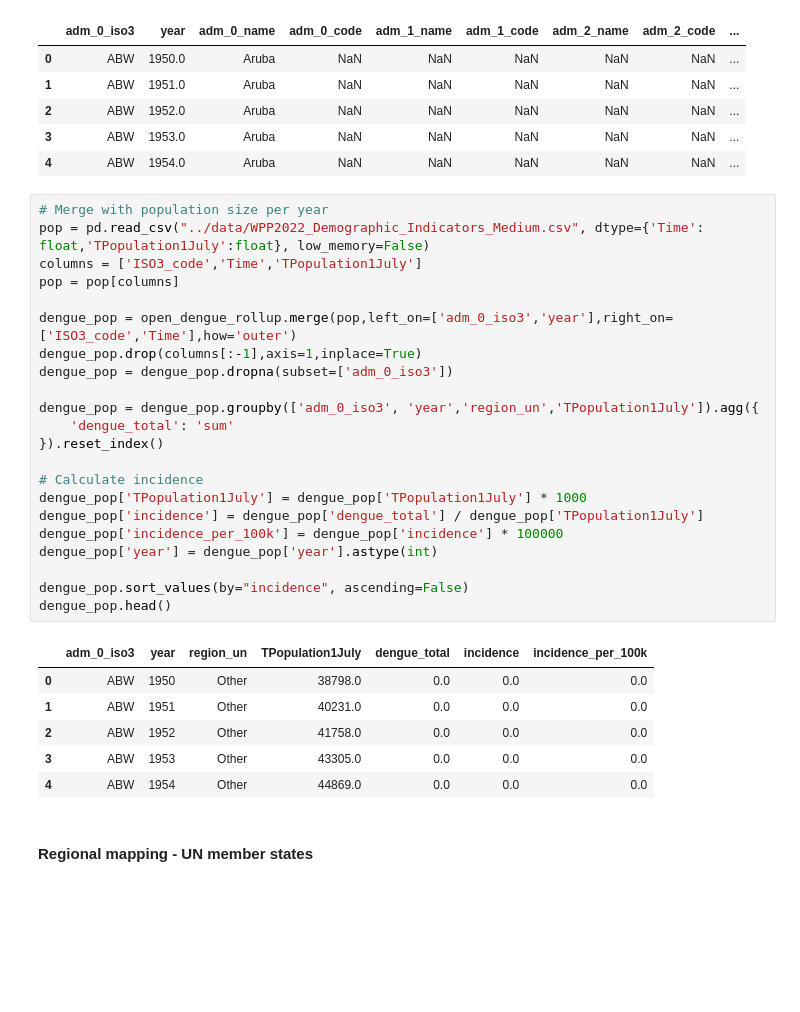
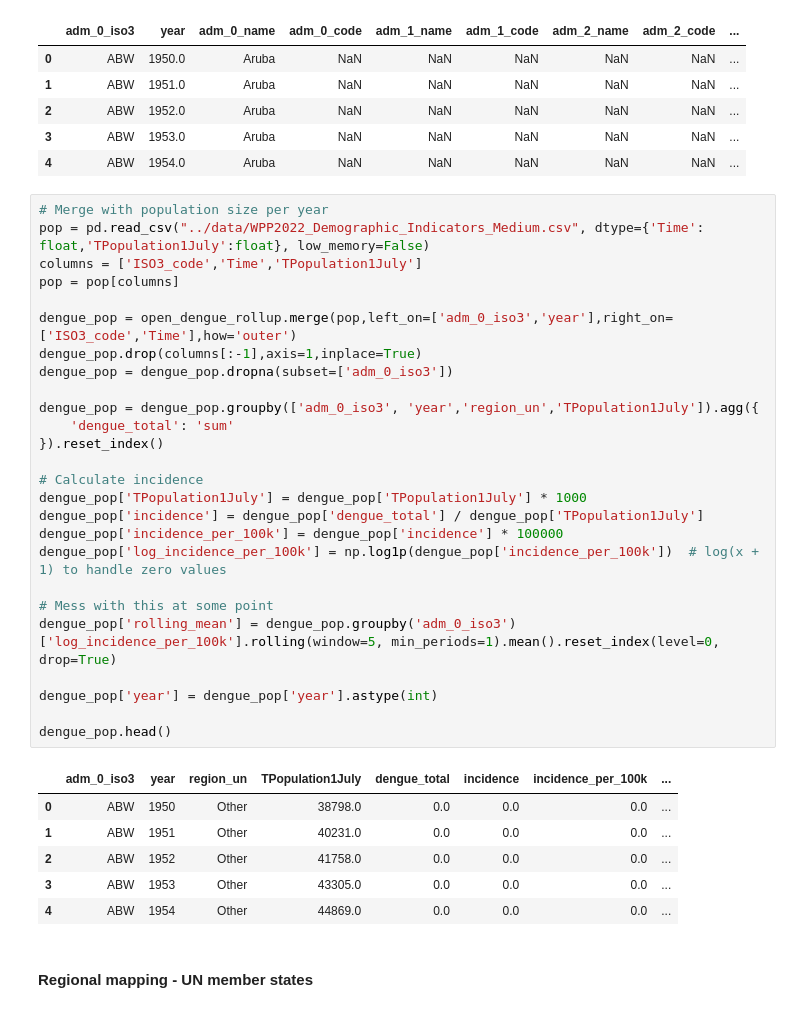
Before and after one commit to haileyrobertson/endemic-factors, a Jupyter notebook: src/ef_opendengue_cleaning.ipynb, the cells around one changed output. Saved outputs shown, nothing was run; the diff lists cells and outputs as text; blank space fills up the shorter version.

```diff
--- a/src/ef_opendengue_cleaning.ipynb
+++ b/src/ef_opendengue_cleaning.ipynb
@@ -339,32 +339,36 @@ open_dengue_rollup.head()
 # %%
 # Merge with population size per year
 pop = pd.read_csv("../data/WPP2022_Demographic_Indicators_Medium.csv", dtype={'Time': float,'TPopulation1July':float}, low_memory=False)
 columns = ['ISO3_code','Time','TPopulation1July']
 pop = pop[columns]
 
 dengue_pop = open_dengue_rollup.merge(pop,left_on=['adm_0_iso3','year'],right_on=['ISO3_code','Time'],how='outer')
 dengue_pop.drop(columns[:-1],axis=1,inplace=True)
 dengue_pop = dengue_pop.dropna(subset=['adm_0_iso3'])
 
 dengue_pop = dengue_pop.groupby(['adm_0_iso3', 'year','region_un','TPopulation1July']).agg({
     'dengue_total': 'sum'
 }).reset_index()
 
 # Calculate incidence
 dengue_pop['TPopulation1July'] = dengue_pop['TPopulation1July'] * 1000
 dengue_pop['incidence'] = dengue_pop['dengue_total'] / dengue_pop['TPopulation1July']
 dengue_pop['incidence_per_100k'] = dengue_pop['incidence'] * 100000
+dengue_pop['log_incidence_per_100k'] = np.log1p(dengue_pop['incidence_per_100k'])  # log(x + 1) to handle zero values
+
+# Mess with this at some point
+dengue_pop['rolling_mean'] = dengue_pop.groupby('adm_0_iso3')['log_incidence_per_100k'].rolling(window=5, min_periods=1).mean().reset_index(level=0, drop=True)
+
 dengue_pop['year'] = dengue_pop['year'].astype(int)
 
-dengue_pop.sort_values(by="incidence", ascending=False)
 dengue_pop.head()
 # %% [output]
-|  | adm_0_iso3 | year | region_un | TPopulation1July | dengue_total | incidence | incidence_per_100k |
-| 0 | ABW | 1950 | Other | 38798.0 | 0.0 | 0.0 | 0.0 |
-| 1 | ABW | 1951 | Other | 40231.0 | 0.0 | 0.0 | 0.0 |
-| 2 | ABW | 1952 | Other | 41758.0 | 0.0 | 0.0 | 0.0 |
-| 3 | ABW | 1953 | Other | 43305.0 | 0.0 | 0.0 | 0.0 |
-| 4 | ABW | 1954 | Other | 44869.0 | 0.0 | 0.0 | 0.0 |
+|  | adm_0_iso3 | year | region_un | TPopulation1July | dengue_total | incidence | incidence_per_100k | ... |
+| 0 | ABW | 1950 | Other | 38798.0 | 0.0 | 0.0 | 0.0 | ... |
+| 1 | ABW | 1951 | Other | 40231.0 | 0.0 | 0.0 | 0.0 | ... |
+| 2 | ABW | 1952 | Other | 41758.0 | 0.0 | 0.0 | 0.0 | ... |
+| 3 | ABW | 1953 | Other | 43305.0 | 0.0 | 0.0 | 0.0 | ... |
+| 4 | ABW | 1954 | Other | 44869.0 | 0.0 | 0.0 | 0.0 | ... |
 # %% [markdown]
 #### Regional mapping - UN member states
 # %%
```
Also changed, not shown: parts of 14 cells of this notebook, 5 other files.
